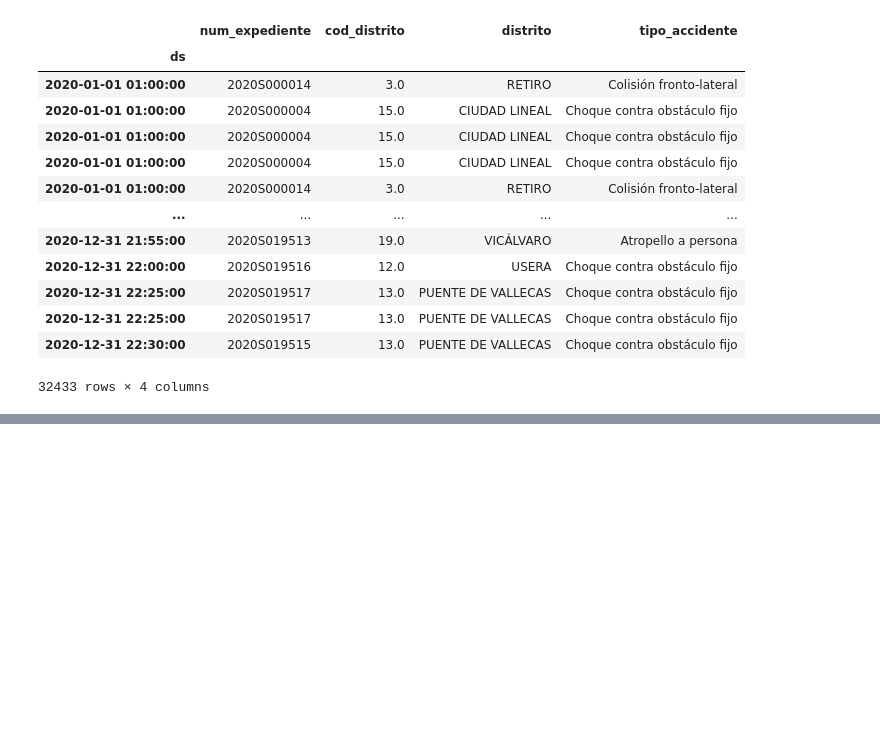
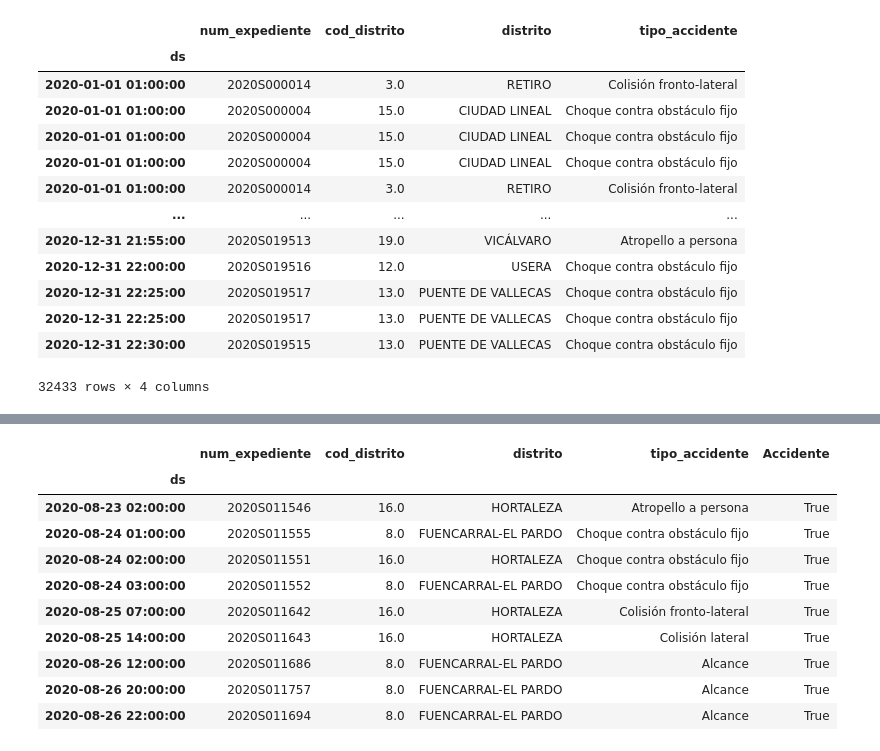
Before and after one commit to Jhonvalencia77/8vo_avance, a Jupyter notebook: AccidentalidadMadrid.ipynb, the cells around one changed output, grey strips where cells are left out. Cells and saved outputs as stored; diff of their text form; code cells hidden in the pictures; blank space fills up the shorter version.

```diff
--- a/AccidentalidadMadrid.ipynb
+++ b/AccidentalidadMadrid.ipynb
@@ -39,11 +39,10 @@ DataAcc
 # DataAcc = DataAcc.sort_index()
 # DataAcc
 # %%
-DataAcc1 = DataAcc.loc[((DataAcc['cod_distrito'] == 16) | (DataAcc['cod_distrito'] == 8)) # Los números del distrito cambian
+DataAcc = DataAcc.loc[((DataAcc['cod_distrito'] == 16) | (DataAcc['cod_distrito'] == 8)) # | (DataAcc['cod_distrito'] == 5)
                        & ((DataAcc['tipo_accidente'] != 'Caída') & (DataAcc['tipo_accidente'] != 'Otro'))]
-DataAcc1['Accidente'] = True
-DataAcc1 = DataAcc1.drop_duplicates(subset = ['num_expediente'])
-# DataAcc1 = DataAcc1.loc[:,['hora','Accidente']]
+DataAcc['Accidente'] = True
+DataAcc = DataAcc.drop_duplicates(subset = ['num_expediente'])
 # %% [output]
 A value is trying to be set on a copy of a slice from a DataFrame.
 Try using .loc[row_indexer,col_indexer] = value instead
@@ -53,2 +62,31 @@ See the caveats in the documentation: https://pandas.pydata.org/pandas-docs/stab
 # %%
-DataAcc1 = DataAcc1.reset_index()
+DataAcc = DataAcc.reset_index()
+# %%
+def ModTime(ds):
+    date = pd.to_datetime(ds)
+    hora = date.hour
+    minuto = date.minute
+    if (hora != 23) & (minuto >= 25):   # Revisar si esta bien esta condición
+        date = date.replace(hour=hora+1,minute=0)
+    else:
+        date = date.replace(minute=0)
+    return (date)
+DataAcc['ds'] = DataAcc['ds'].apply(ModTime)
+DataAcc = DataAcc.drop_duplicates(subset = ['ds']) # Contabilizar en una nueva columna las repeticiones del index
+# %%
+DataAcc = DataAcc.set_index('ds')
+# %%
+Prueba = DataAcc.loc['2020-08-22':'2020-08-26']
+Prueba
+# %% [output]
+|  | num_expediente | cod_distrito | distrito | tipo_accidente | Accidente |
+| ds |  |  |  |  |  |
+| 2020-08-23 02:00:00 | 2020S011546 | 16.0 | HORTALEZA | Atropello a persona | True |
+| 2020-08-24 01:00:00 | 2020S011555 | 8.0 | FUENCARRAL-EL PARDO | Choque contra obstáculo fijo | True |
+| 2020-08-24 02:00:00 | 2020S011551 | 16.0 | HORTALEZA | Choque contra obstáculo fijo | True |
+| 2020-08-24 03:00:00 | 2020S011552 | 8.0 | FUENCARRAL-EL PARDO | Choque contra obstáculo fijo | True |
+| 2020-08-25 07:00:00 | 2020S011642 | 16.0 | HORTALEZA | Colisión fronto-lateral | True |
+| 2020-08-25 14:00:00 | 2020S011643 | 16.0 | HORTALEZA | Colisión lateral | True |
+| 2020-08-26 12:00:00 | 2020S011686 | 8.0 | FUENCARRAL-EL PARDO | Alcance | True |
+| 2020-08-26 20:00:00 | 2020S011757 | 8.0 | FUENCARRAL-EL PARDO | Alcance | True |
+| 2020-08-26 22:00:00 | 2020S011694 | 8.0 | FUENCARRAL-EL PARDO | Alcance | True |
```
Also changed, not shown: parts of 11 cells of this notebook, 3 other files.
